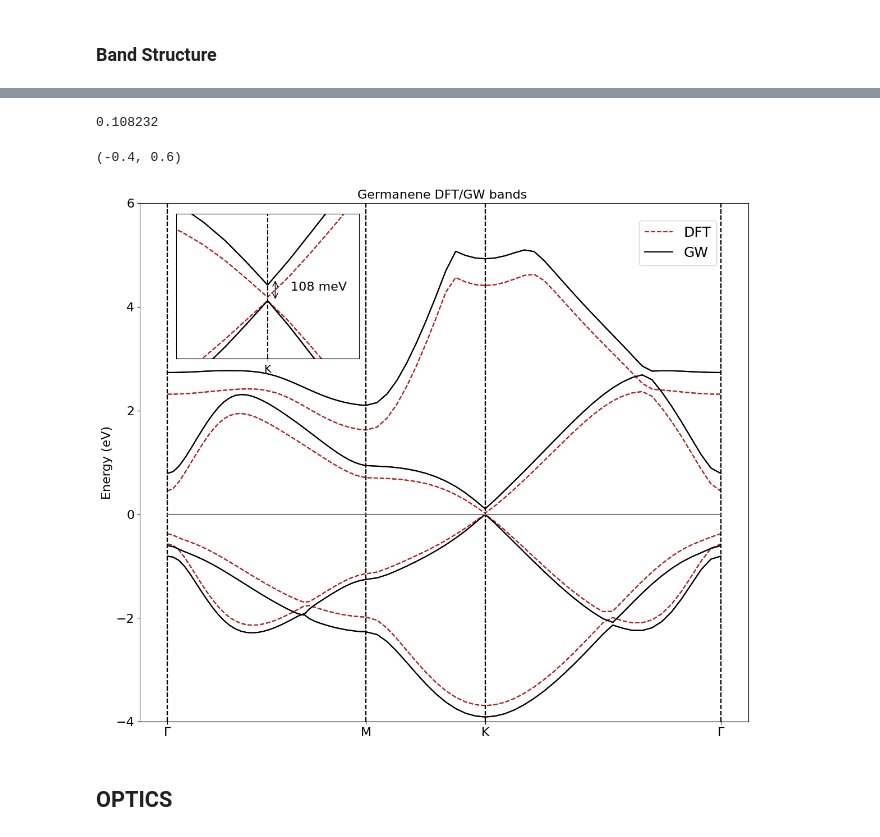
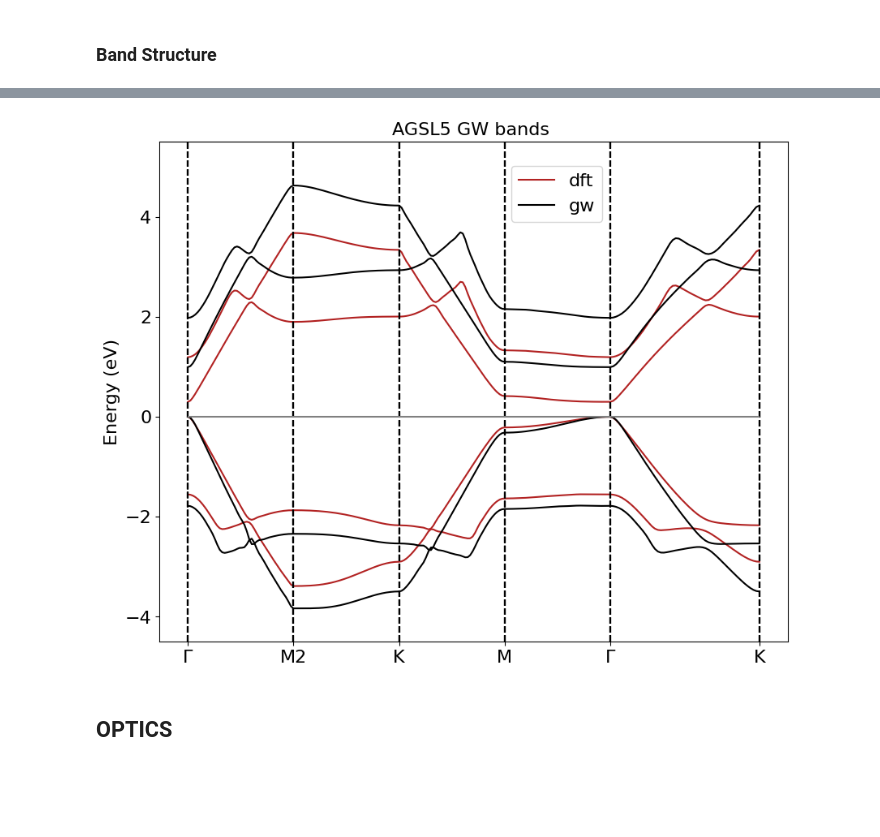
Before and after one commit to marcodalessandro76/AGSL5, a Jupyter notebook: Report.ipynb, the cells around one changed output, grey strips where cells are left out. Saved outputs shown, nothing was run; the diff lists cells and outputs as text; code cells hidden in the pictures; blank space fills up the shorter version.

```diff
--- a/Report.ipynb
+++ b/Report.ipynb
@@ -303,46 +241,26 @@ ax1.tick_params(axis='both', which='major', labelsize=16)
-# %%
-from mpl_toolkits.axes_grid1.inset_locator import inset_axes
-
-K_position = bands_dft.get_high_sym_positions()[1][2]
-shift = 0.12
-gap = min(bands_gw.bands[4]) - max(bands_gw.bands[3])
-print(gap)
-
-fig, ax1 = plt.subplots(figsize=(14,12))
-
-# --- bands ---
-bands_dft.plot(plt, axes=ax1, selection=[0], linestyle='--', label='DFT', c='firebrick')
-bands_dft.plot(plt, axes=ax1, selection=[1,2,3,4,5,6,7], linestyle='--', c='firebrick')
-bands_gw.plot(plt, axes=ax1, selection=[0], linestyle='-', label='GW', c='black')
-bands_gw.plot(plt, axes=ax1, selection=[1,2,3,4,5,6,7], linestyle='-', c='black')
-
-ax1.hlines(0., 0., max(bands_dft.kpath), linestyles='-', color='gray')
-ax1.set_ylim(-4.0, 6)
-ax1.set_ylabel('Energy (eV)', size=16)
-ax1.set_title('Germanene DFT/GW bands ', size=16)
-ax1.legend(loc=(0.82, 0.88), fontsize=18, frameon=True)
-ax1.tick_params(axis='both', which='major', labelsize=16)
-
-ax2 = inset_axes(ax1, width="30%", height="28%",
-                 bbox_to_anchor=(0.06, -0.02, 1, 1),
-                 bbox_transform=ax1.transAxes,
-                 loc="upper left", borderpad=0)
-
-# bands inside inset
-bands_dft.plot(plt, axes=ax2, selection=[2,3,4,5], linestyle='--', c='firebrick')
-bands_gw.plot(plt, axes=ax2, selection=[2,3,4,5], linestyle='-', c='black')
-
-# annotation
-ax2.annotate('', xy=(K_position+0.01, 0),
-             xytext=(K_position+0.01, 0.15),
-             arrowprops=dict(arrowstyle='<->'), size=16)
-ax2.text(K_position+0.03, 0.07, '108 meV', size=16)
-
-# limits
-ax2.set_yticks([])
-ax2.set_xlim(K_position - shift, K_position + shift)
-ax2.set_ylim(-0.4, 0.6)
-# %% [output]
-0.108232
-(-0.4, 0.6)
-[figure, removed]
+# %%
+# cryst  coords
+G_cryst = [0.0,0.0,0.0]
+M2_cryst = [0.0,0.5,0.0]
+K_cryst = [0.5,0.5,0.0]
+M_cryst = [0.5,0.0,0.0]
+high_sym = {'G':G_cryst,'K':K_cryst,'M':M_cryst,'M2':M2_cryst} # useful to label the high-sym point on the path
+# %%
+run_dir = os.path.join('n_5','MB_analysis','kpoints_20x40-nbnds_600')
+bands_dft = U.BandStructure.from_Ypp_file(os.path.join(run_dir,'ypp_bands_dft','o-ypp_bands_dft.bands_interpolated'),high_sym_points=high_sym)
+bands_gw = U.BandStructure.from_Ypp_file(os.path.join(run_dir,'ypp_bands_gw','o-ypp_bands_gw.bands_interpolated'),high_sym_points=high_sym)
+# %%
+fig, ax1 = plt.subplots(figsize=(10,8))
+bands_dft.plot(plt,axes=ax1,selection=[0],linestyle='-',label='dft',c='firebrick')
+bands_dft.plot(plt,axes=ax1,selection=[1,2,3],linestyle='-',c='firebrick')
+bands_gw.plot(plt,axes=ax1,selection=[0],linestyle='-',label='gw',c='black')
+bands_gw.plot(plt,axes=ax1,selection=[1,2,3],linestyle='-',c='black')
+ax1.hlines(0.,0.,2.707,linestyles='-',color='gray')
+ax1.set_ylim(-4.5,5.5)
+ax1.set_ylabel('Energy (eV)',size=16)
+ax1.set_title('AGSL5 GW bands ',size=16)
+ax1.legend(loc=(0.56,0.84),fontsize=16,frameon=True)
+ax1.tick_params(axis='both', which='major', labelsize=16)
+plt.savefig(fname='Plot/AGLS5-band-structure.jpg',format='jpeg',bbox_inches = "tight")
+# %% [output]
+[figure, added]
```
Also changed, not shown: parts of 16 cells of this notebook, 7 other files.
